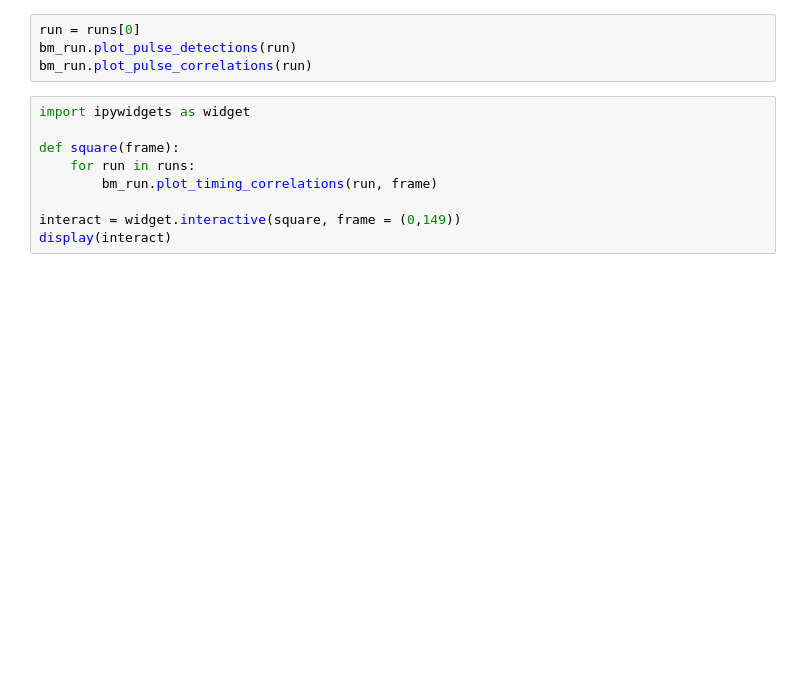
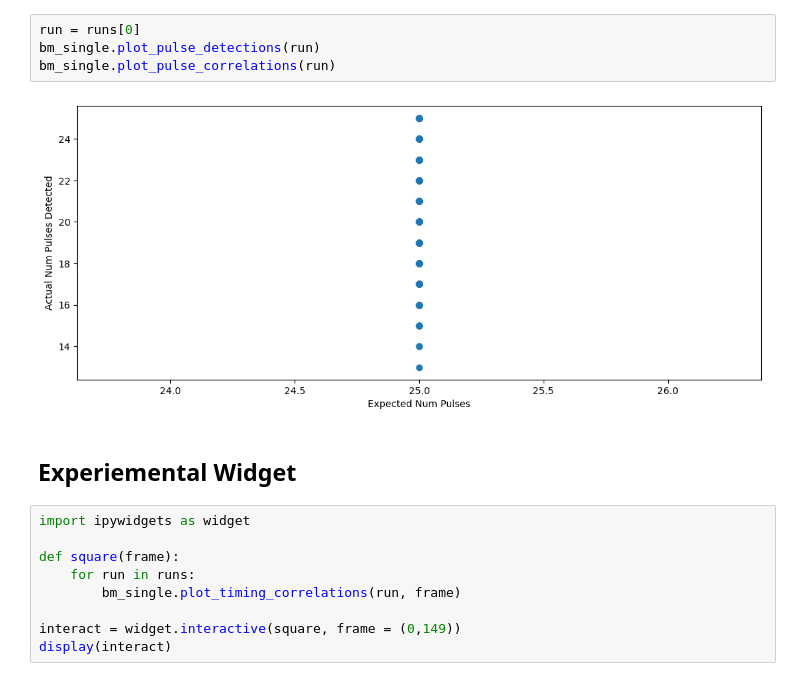
Before and after one commit to Modularius/pipeline-test, a Jupyter notebook: Jupyter/trace.ipynb, the cells around one changed output. Drawn from its saved outputs; the diff is of its cells as text; blank space fills up the shorter version.

```diff
--- a/Jupyter/trace.ipynb
+++ b/Jupyter/trace.ipynb
@@ -39,13 +78,17 @@ bm_run.plot_writer(run)
 # %%
 run = runs[0]
-bm_run.plot_pulse_detections(run)
-bm_run.plot_pulse_correlations(run)
+bm_single.plot_pulse_detections(run)
+bm_single.plot_pulse_correlations(run)
+# %% [output]
+[figure, added]
+# %% [markdown]
+## Experiemental Widget
 # %%
 import ipywidgets as widget
 
 def square(frame):
     for run in runs:
-        bm_run.plot_timing_correlations(run, frame)
+        bm_single.plot_timing_correlations(run, frame)
 
 interact = widget.interactive(square, frame = (0,149))
 display(interact)
```
Also changed, not shown: parts of 16 cells of this notebook, 18 other files.
